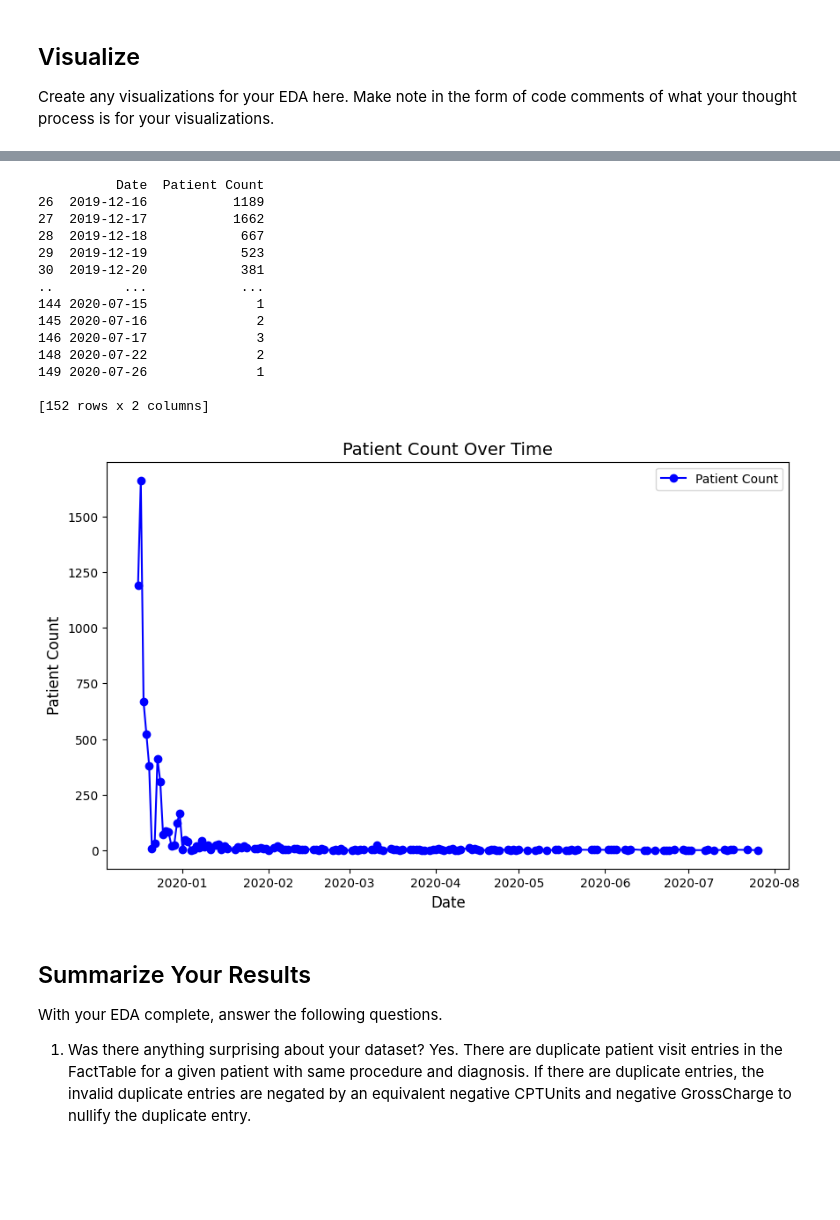
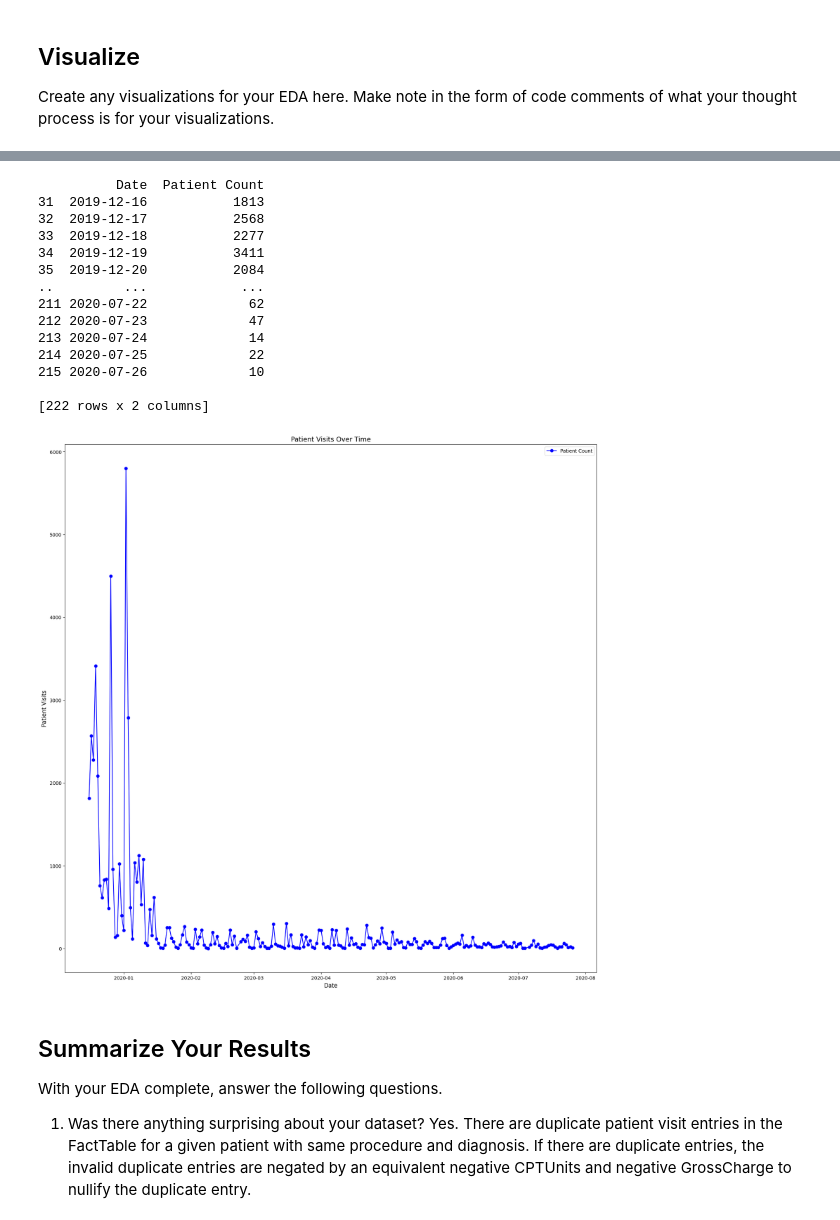
Before and after one commit to shanthimanoharan/eda-checkpoint, a Jupyter notebook: checkpoint-two.ipynb, the cells around one changed output, grey strips where cells are left out. Saved outputs shown, nothing was run; the diff lists cells and outputs as text; code cells hidden in the pictures; blank space fills up the shorter version.

```diff
--- a/checkpoint-two.ipynb
+++ b/checkpoint-two.ipynb
@@ -34,7 +34,7 @@ df_patient = pd.read_csv('dataset/csv/DimPatient.csv')
 df_physician = pd.read_csv('dataset/csv/DimPhysician.csv')
 df_date = pd.read_csv('dataset/csv/DimDate.csv')
 
-df = pd.merge(pd.merge(pd.merge(pd.merge(df_fact, df_location, on='dimLocationPK'), df_patient, on='dimPatientPK', suffixes=('', '_drop')), df_physician, on='dimPhysicianPK'), df_date, on='dimDatePostPK')
+df = pd.merge(pd.merge(pd.merge(pd.merge(df_fact, df_location, on='dimLocationPK'), df_patient, on='dimPatientPK', suffixes=('', '_drop')), df_physician, on='dimPhysicianPK'), df_date, on='dimDateServicePK')
 
 df.drop(['PatientNumber_drop'], axis=1, inplace=True)
 df.info()
@@ -101,7 +101,7 @@ print("***********************")
 
 # Create a new dataframe which contains the date of visit & unique patients visit on that day
 df_patients_visit = df[['Date','PatientNumber']]
-dfg_patients_visit = df_patients_visit.groupby('Date')['PatientNumber'].nunique().reset_index()
+dfg_patients_visit = df_patients_visit.groupby('Date')['PatientNumber'].size().reset_index(name='PatientNumber')
 dfg_patients_visit['Date'] = pd.to_datetime(dfg_patients_visit['Date'])
 dfg_patients_visit = dfg_patients_visit.rename(columns={'PatientNumber': 'Patient Count'}).sort_values(by='Date', ascending=True)
 print(dfg_patients_visit.info())
@@ -211,29 +211,29 @@ plt.show()
 [figure]
 # %%
 print(dfg_patients_visit)
-plt.figure(figsize=(10, 6))
+plt.figure(figsize=(20, 20))
 plt.plot(dfg_patients_visit['Date'], dfg_patients_visit['Patient Count'], marker='o', linestyle='-', color='b', label='Patient Count')
-plt.title('Patient Count Over Time', fontsize=14)
+plt.title('Patient Visits Over Time', fontsize=14)
 plt.xlabel('Date', fontsize=12)
-plt.ylabel('Patient Count', fontsize=12)
+plt.ylabel('Patient Visits', fontsize=12)
 plt.legend()
 plt.show()
 # %% [output]
           Date  Patient Count
-26  2019-12-16           1189
-27  2019-12-17           1662
-28  2019-12-18            667
-29  2019-12-19            523
-30  2019-12-20            381
+31  2019-12-16           1813
+32  2019-12-17           2568
+33  2019-12-18           2277
+34  2019-12-19           3411
+35  2019-12-20           2084
 ..         ...            ...
-144 2020-07-15              1
-145 2020-07-16              2
-146 2020-07-17              3
-148 2020-07-22              2
-149 2020-07-26              1
+211 2020-07-22             62
+212 2020-07-23             47
+213 2020-07-24             14
+214 2020-07-25             22
+215 2020-07-26             10
 
-[152 rows x 2 columns]
+[222 rows x 2 columns]
-[figure, old version]
+[figure, new version]
 # %% [markdown]
 ## Summarize Your Results
 
```
Also changed, not shown: parts of 3 cells of this notebook, 4 other files.
